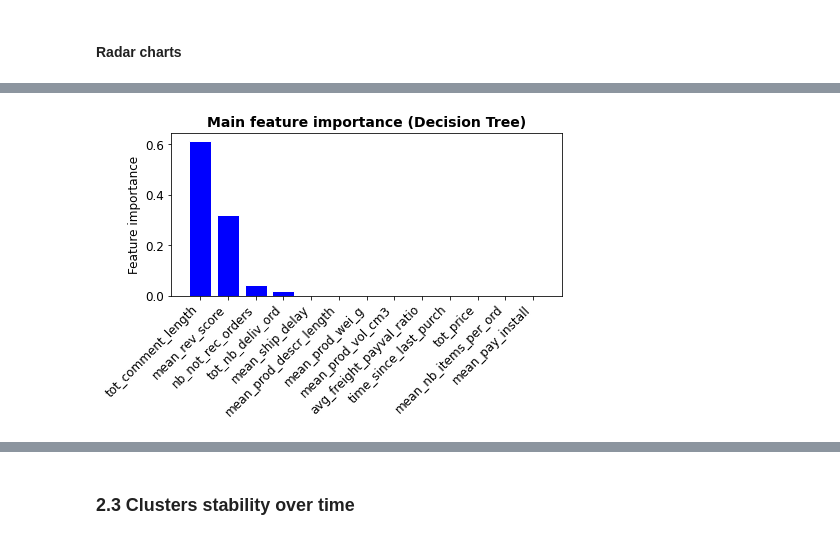
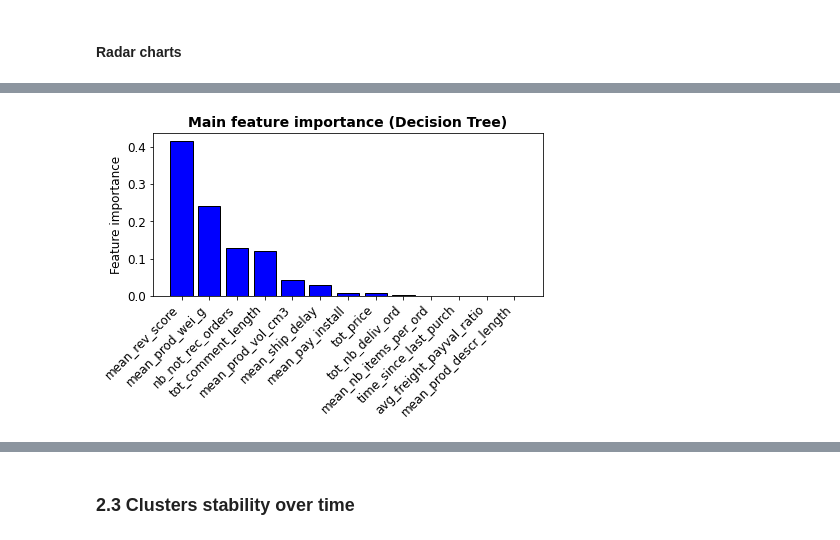
Before and after one commit to SmellyArmure/OC_DS_Project5, a Jupyter notebook: NOTEBOOKS/P5_Clustering.ipynb, the cells around one changed output, grey strips where cells are left out. Saved outputs shown, nothing was run; the diff lists cells and outputs as text; code cells hidden in the pictures.

```diff
--- a/NOTEBOOKS/P5_Clustering.ipynb
+++ b/NOTEBOOKS/P5_Clustering.ipynb
@@ -614,7 +576,7 @@ from sklearn.metrics import silhouette_score, davies_bouldin_score, calinski_har
 
 # fit the model on the whole dataframe
 
-n_clust = 5
+n_clust = 4
 best_model = KMeans(n_clusters=n_clust, n_jobs=-1, random_state=14)
 best_model.fit(df)
 ser_clust = pd.Series(data=best_model.labels_,
@@ -860,14 +775,15 @@ X_tr, y_tr = df_dec_tree.iloc[:,:-1], df_dec_tree.iloc[:,-1]
+# %%
+# NB: df_clust is the untransformed database with clustering result at the end
+X_tr, y_tr = df_clust.iloc[:,1:], df_clust.iloc[:,0]
 # %%
 from sklearn.tree import DecisionTreeClassifier
 
-arbre = DecisionTreeClassifier(max_depth=6, random_state=14)
-arbre = arbre.fit(X_tr, y_tr)
+tree = DecisionTreeClassifier(max_depth=6, random_state=14)
+tree = tree.fit(X_tr, y_tr)
 # %%
-feature_importances = pd.DataFrame(arbre.feature_importances_,
-                                index = df_dec_tree.iloc[:,:-1].columns)
-feature_importances.rename({0:'Feature importance'},
-                           axis=1, inplace=True)
-feature_importances.sort_values(['Feature importance'],
-                                ascending=False, inplace=True)
+feature_importances = pd.Series(tree.feature_importances_,
+                                index = X_tr.columns,
+                                name='Feature importance')\
+                                .sort_values(ascending=False)
 feature_importances
 # %% [output]
@@ -888,21 +804,20 @@ feature_importances
 # %%
 fig = plt.figure(figsize=(7, 3))
-n_first = 13
+n_feat = feature_importances.shape[0]
 
 ax = fig.add_subplot(111)
 ax.set_ylabel('Feature importance', fontsize=12)
 ax.set_title('Main feature importance (Decision Tree)',
              fontsize=14, fontweight='bold')
 ax.tick_params(axis='both', which='major', labelsize=12)
 
-bars1 = feature_importances['Feature importance'][:n_first]
-plt.bar(range(n_first), bars1, color='blue', edgecolor='white')
+plt.bar(range(n_feat), feature_importances, color='b', ec='k')
 
-plt.xticks(range(n_first),
-           feature_importances.index[:n_first],
+plt.xticks(range(n_feat),
+           feature_importances.index,
            ha='right',
            rotation=45, fontsize=12)
 
 plt.show()
 # %% [output]
-[figure, old version]
+[figure, new version]
```
Also changed, not shown: parts of 87 cells of this notebook, 2 other files.
